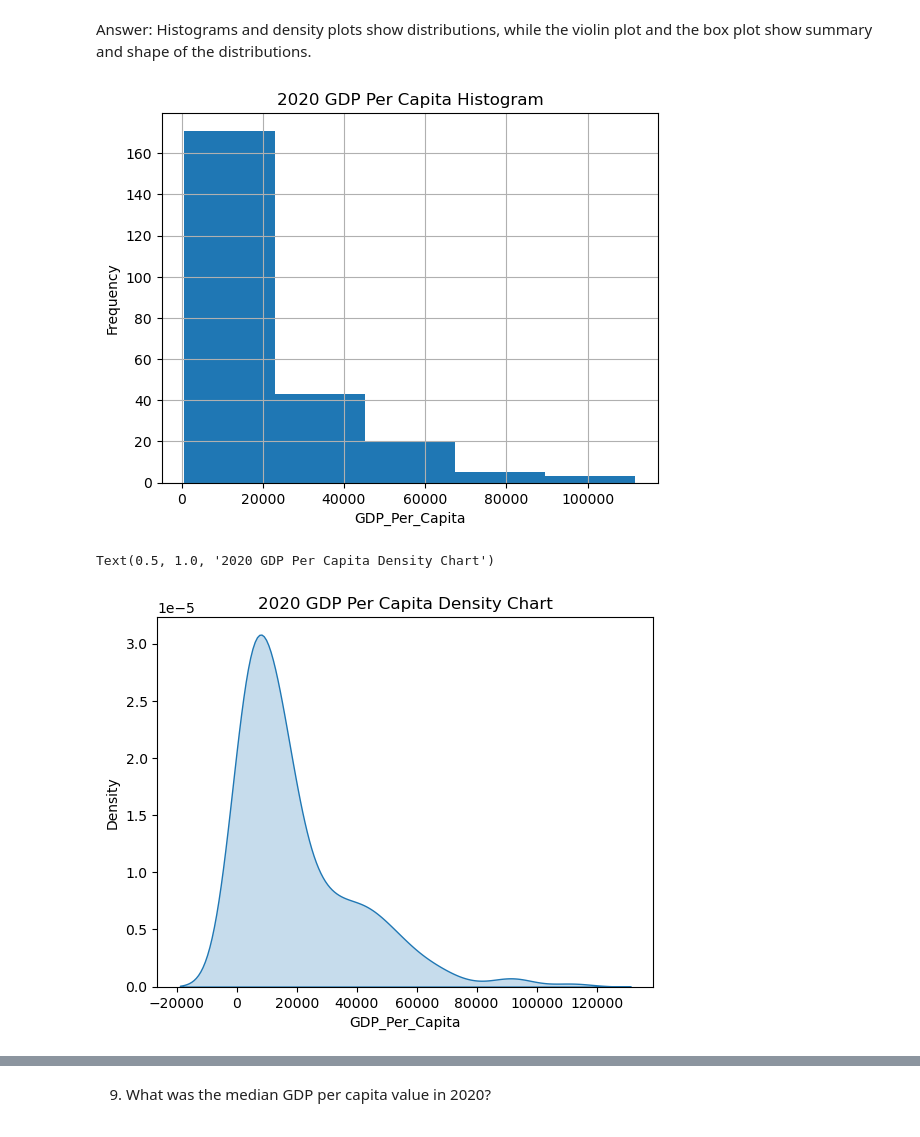
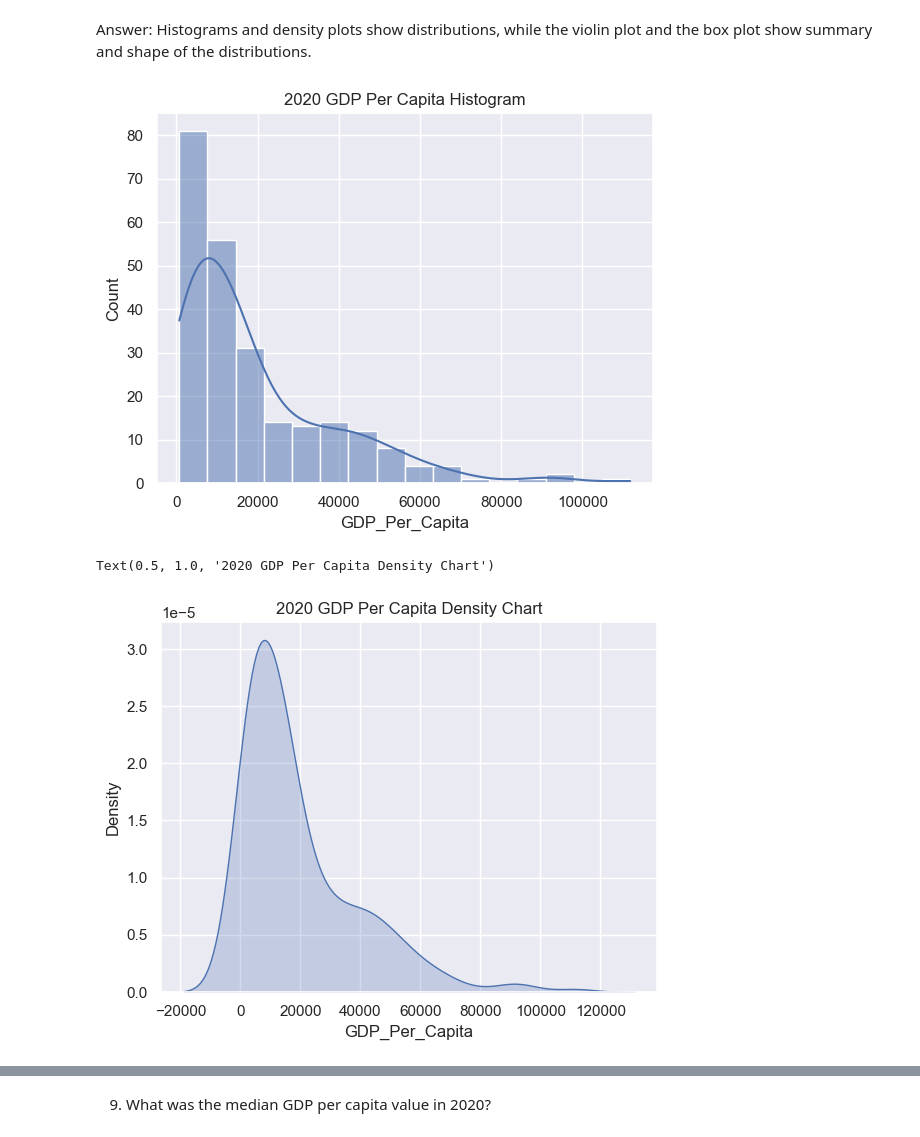
Before and after one commit to NSS-Data-Analytics-Cohort-10/gdp-and-internet-usage-elisianguyen, a Jupyter notebook: notebooks/gdp_and_internet_usage.ipynb, the cells around one changed output, grey strips where cells are left out. Saved outputs shown, nothing was run; the diff lists cells and outputs as text; code cells hidden in the pictures.

```diff
--- a/notebooks/gdp_and_internet_usage.ipynb
+++ b/notebooks/gdp_and_internet_usage.ipynb
@@ -142,21 +129,22 @@ Answer: Histograms and density plots show distributions, while the violin plot a
 # %%
 gdp_2020 = gdp_df[gdp_df["Year"]==2020] #subset year to 2020
 
-gdp_2020["GDP_Per_Capita"].hist(bins=5)
+sns.set(style="darkgrid")
+sns.histplot(data=gdp_2020["GDP_Per_Capita"], kde=True)
+
+#gdp_2020["GDP_Per_Capita"].hist(bins=5)
 
 plt.title("2020 GDP Per Capita Histogram")
-plt.xlabel("GDP_Per_Capita")
-plt.ylabel("Frequency")
 
 plt.show()
 # %% [output]
-[figure, old version]
+[figure, new version]
 # %%
 sns.kdeplot(gdp_2020['GDP_Per_Capita'], fill=True)
 plt.title("2020 GDP Per Capita Density Chart")
 # %% [output]
 Text(0.5, 1.0, '2020 GDP Per Capita Density Chart')
-[figure, old version]
+[figure, new version]
 # %%
 sns.boxplot(y=gdp_2020["GDP_Per_Capita"])
 plt.title("2020 GDP Per Capita Box Plot")
```
Also changed, not shown: parts of 64 cells of this notebook.
